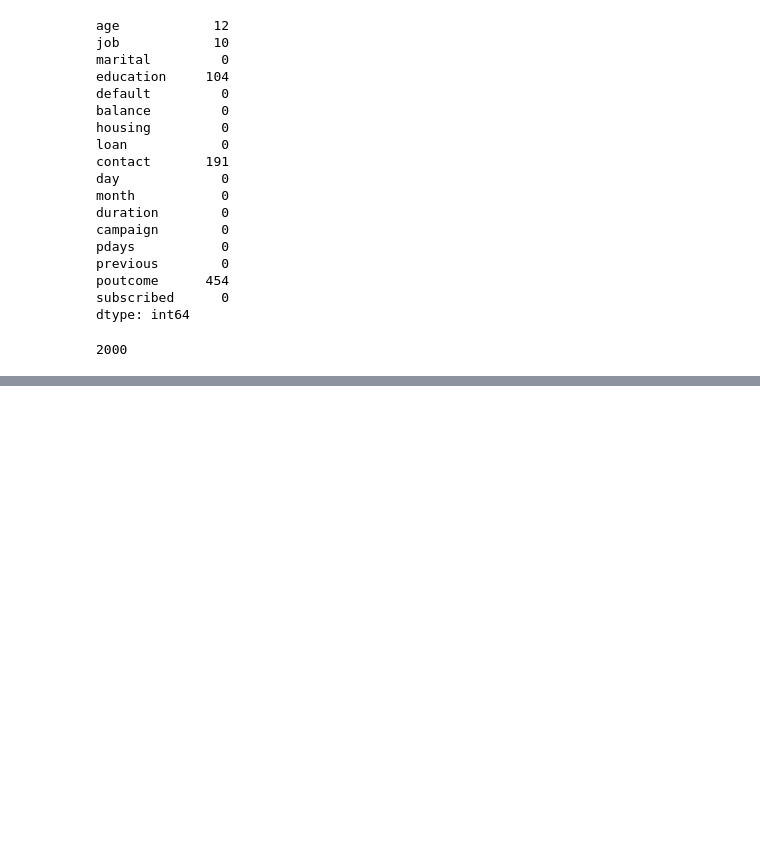
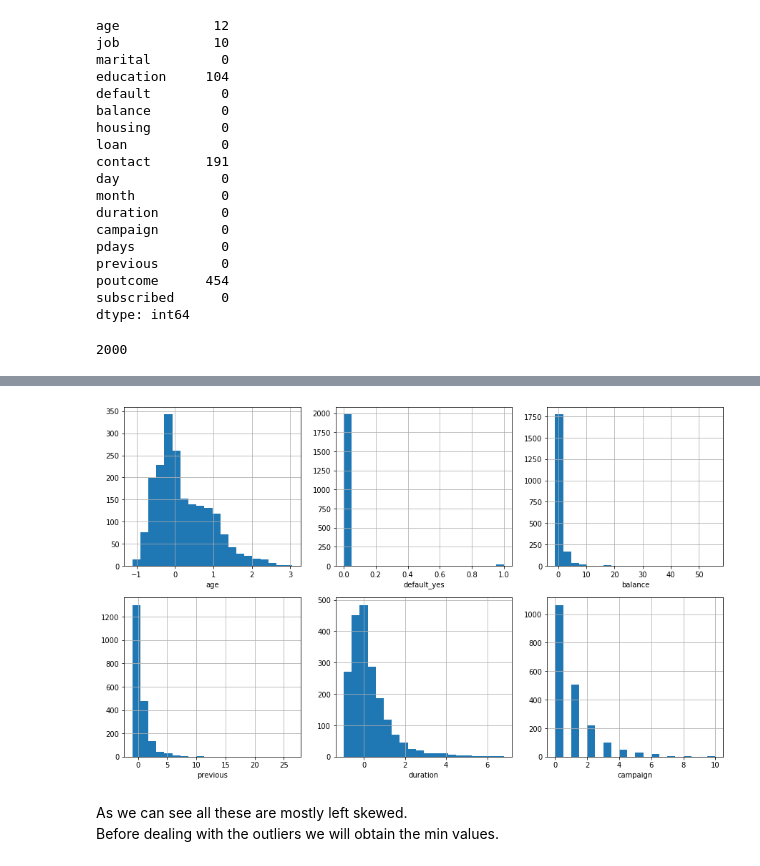
Before and after one commit to wyer2wyer/wyer, a Jupyter notebook: etivity2.ipynb, the cells around one changed output, grey strips where cells are left out. Drawn from its saved outputs; the diff is of its cells as text; code cells hidden in the pictures; blank space fills up the shorter version.

```diff
--- a/etivity2.ipynb
+++ b/etivity2.ipynb
@@ -189,0 +376,41 @@ dtype: int64
+# %%
+fig= plt.figure(figsize=(15,9))
+
+# age
+h_age = fig.add_subplot(2, 3, 1)
+h_age.set_xlabel('age')
+df['age'].hist(bins=20)
+
+
+# default_yes
+h_def = fig.add_subplot(2, 3, 2)
+h_def.set_xlabel('default_yes')
+df['default_yes'].hist(bins=20)
+
+# balance
+h_bal = fig.add_subplot(2, 3, 3)
+h_bal.set_xlabel('balance')
+df['balance'].hist(bins=20)
+
+# previous
+h_pre = fig.add_subplot(2, 3, 4)
+h_pre.set_xlabel('previous')
+df['previous'].hist(bins=20)
+
+# duration
+h_dur = fig.add_subplot(2, 3, 5)
+h_dur.set_xlabel('duration')
+df['duration'].hist(bins=20)
+
+
+# campaign
+h_camp = fig.add_subplot(2, 3, 6)
+h_camp.set_xlabel('campaign')
+df['campaign'].hist(bins=20)
+
+plt.show()
+# %% [output]
+[figure, added]
+# %% [markdown]
+As we can see all these are mostly left skewed.
+Before dealing with the outliers we will obtain the min values.
```
Also changed, not shown: parts of 70 cells of this notebook.
